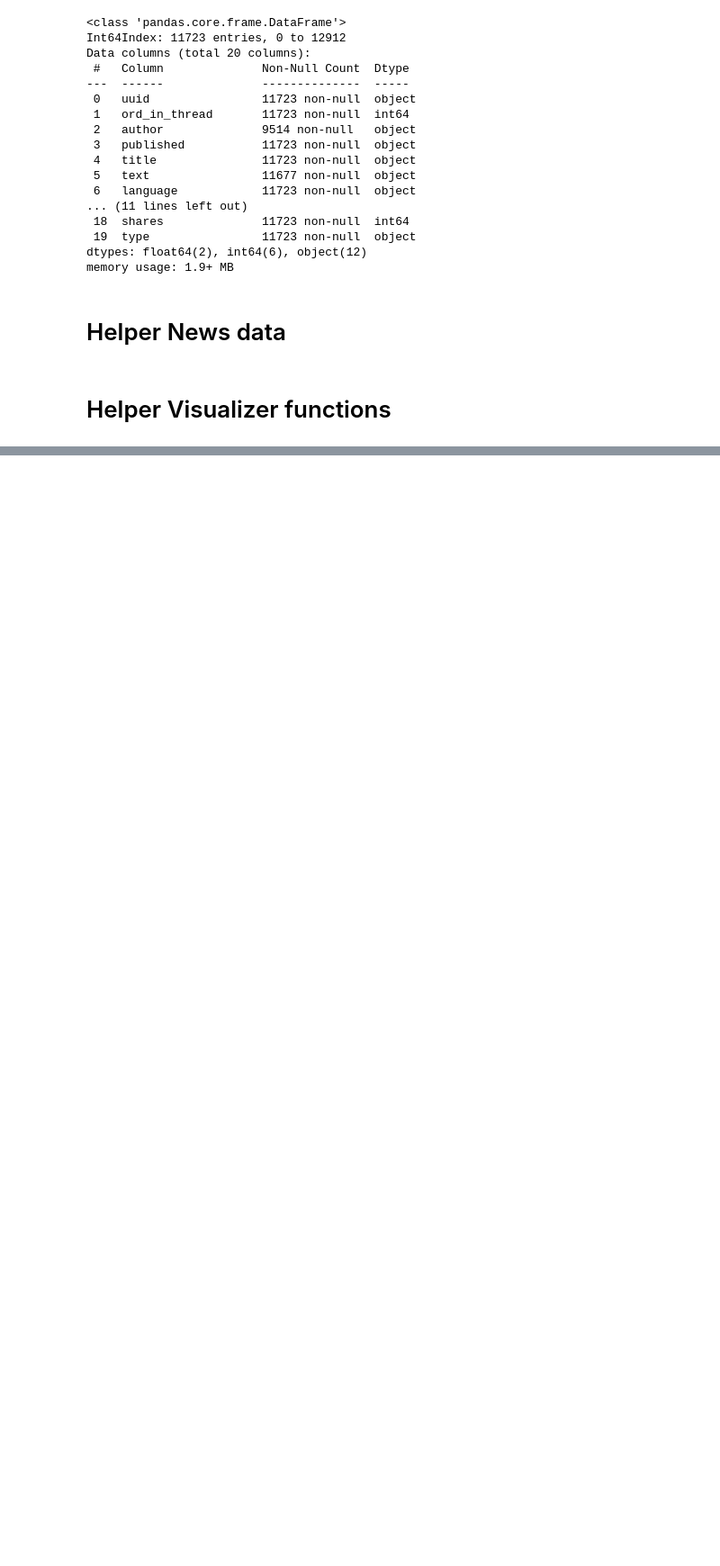
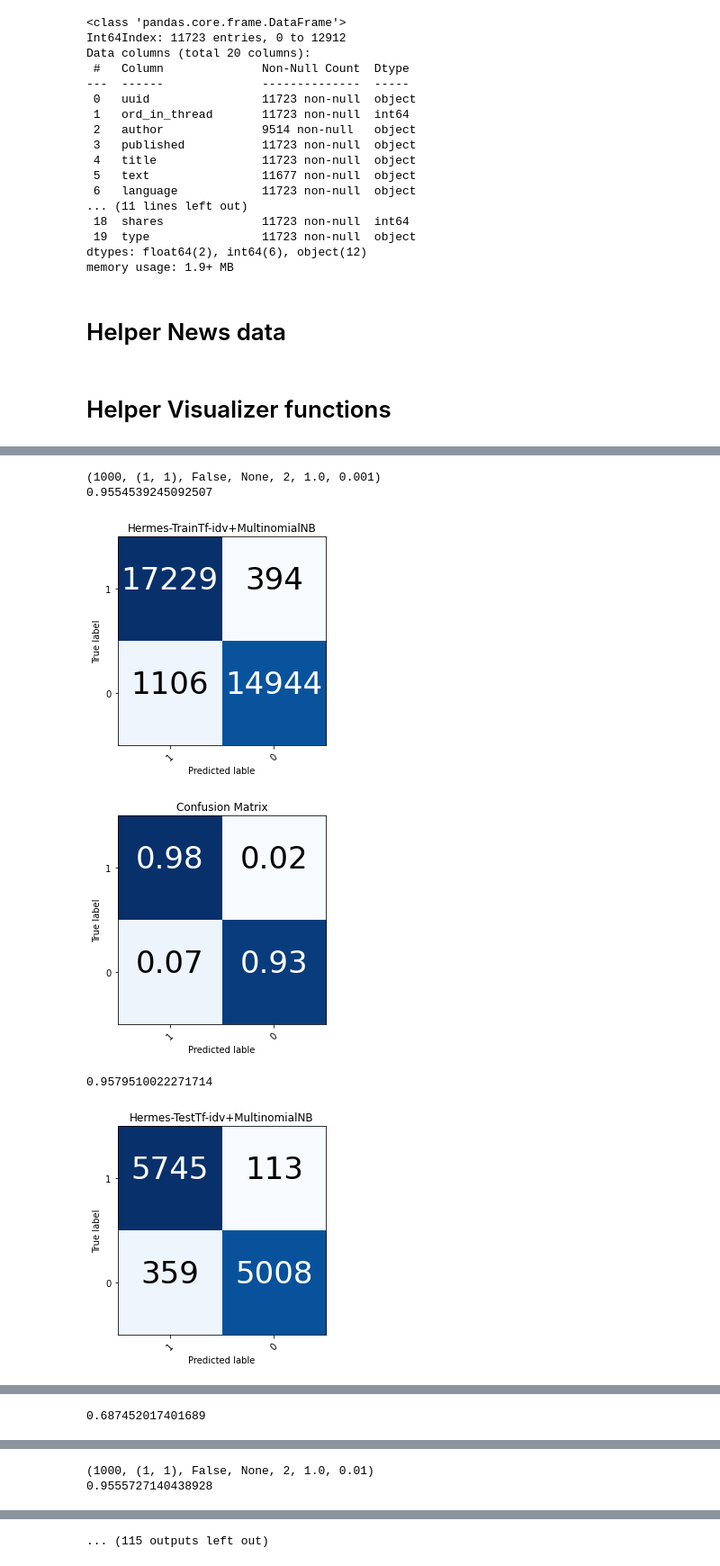
Before and after one commit to dimitroffangel/Phidipid, a Jupyter notebook: exploringnewsdata.ipynb, the cells around one changed output, grey strips where cells are left out. Shown at 90% size. Saved outputs shown, nothing was run; the diff lists cells and outputs as text; code cells hidden in the pictures; blank space fills up the shorter version.

```diff
--- a/exploringnewsdata.ipynb
+++ b/exploringnewsdata.ipynb
@@ -241,0 +248,38 @@ transformClassify(countVectorizer, classifier, "Tf-idv+MultinomialNB")
+# %%
+tfidvVectorizer = TfidfVectorizer(max_features=10000, ngram_range=(1,3), lowercase=False)
+classifier = MultinomialNB(alpha=0.01)
+
+maxFeatures = [1000, 100, 5000, 20000, 10000]
+ngram_ranges = [(1,1), (1,2), (1,3), (2,2), (2,3), (3,3)]
+lowercases = [False, True]
+stopwordsOptions = [None, stopwords]
+options_minDF = [2, 5, 10, 15, 20]
+options_maxDF = [1.0, 0.7, 0.5]
+alphaOptions = [0.001, 0.01, 0.02, 0.05, 0.075, 0.1, 0.5]
+zipParameters = list(itertools.product(
+    maxFeatures,
+    ngram_ranges,
+    lowercases,
+    stopwordsOptions,
+    options_minDF,
+    options_maxDF,
+    alphaOptions))
+
+for parameterList in zipParameters:
+    tfidvVectorizer = TfidfVectorizer(
+        max_features=parameterList[0],
+        ngram_range=parameterList[1],
+        lowercase=parameterList[2],
+        stop_words=parameterList[3],
+        min_df=parameterList[4],
+        max_df=parameterList[5])
+    classifier = MultinomialNB(alpha=parameterList[6])
+    print(parameterList)
+    transformClassify(tfidvVectorizer, classifier, "Tf-idv+MultinomialNB")
+# %% [output]
+(1000, (1, 1), False, None, 2, 1.0, 0.001)
+0.9554539245092507
+[figure, added]
+[figure, added]
+0.9579510022271714
+[figure, added]
@@ -241,0 +287 @@ transformClassify(countVectorizer, classifier, "Tf-idv+MultinomialNB")
+0.687452017401689
@@ -241,0 +290,2 @@ transformClassify(countVectorizer, classifier, "Tf-idv+MultinomialNB")
+(1000, (1, 1), False, None, 2, 1.0, 0.01)
+0.9555727140438928
@@ -241,0 +294 @@ transformClassify(countVectorizer, classifier, "Tf-idv+MultinomialNB")
+... (115 outputs left out)
```
Also changed, not shown: parts of 12 cells of this notebook.
